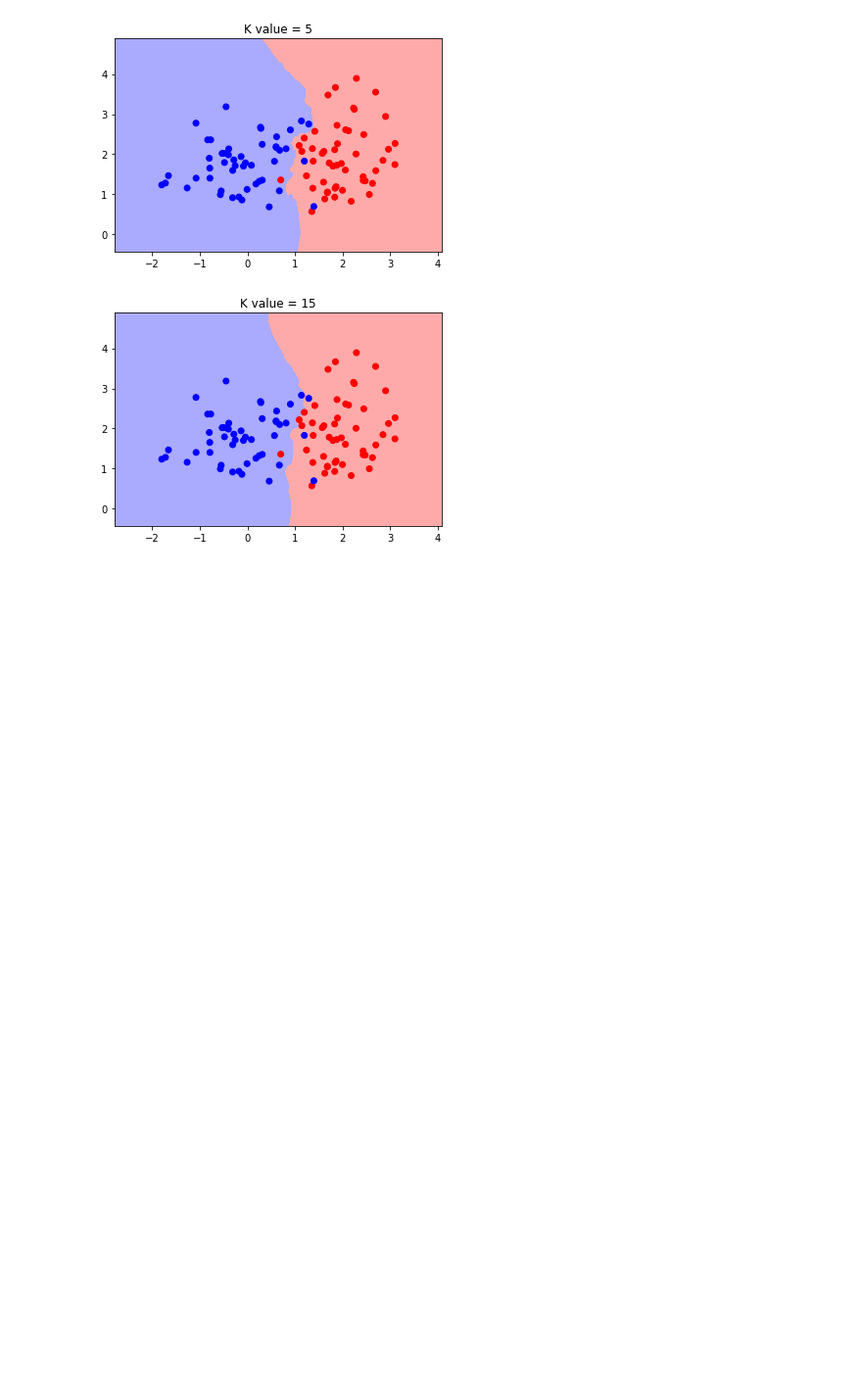
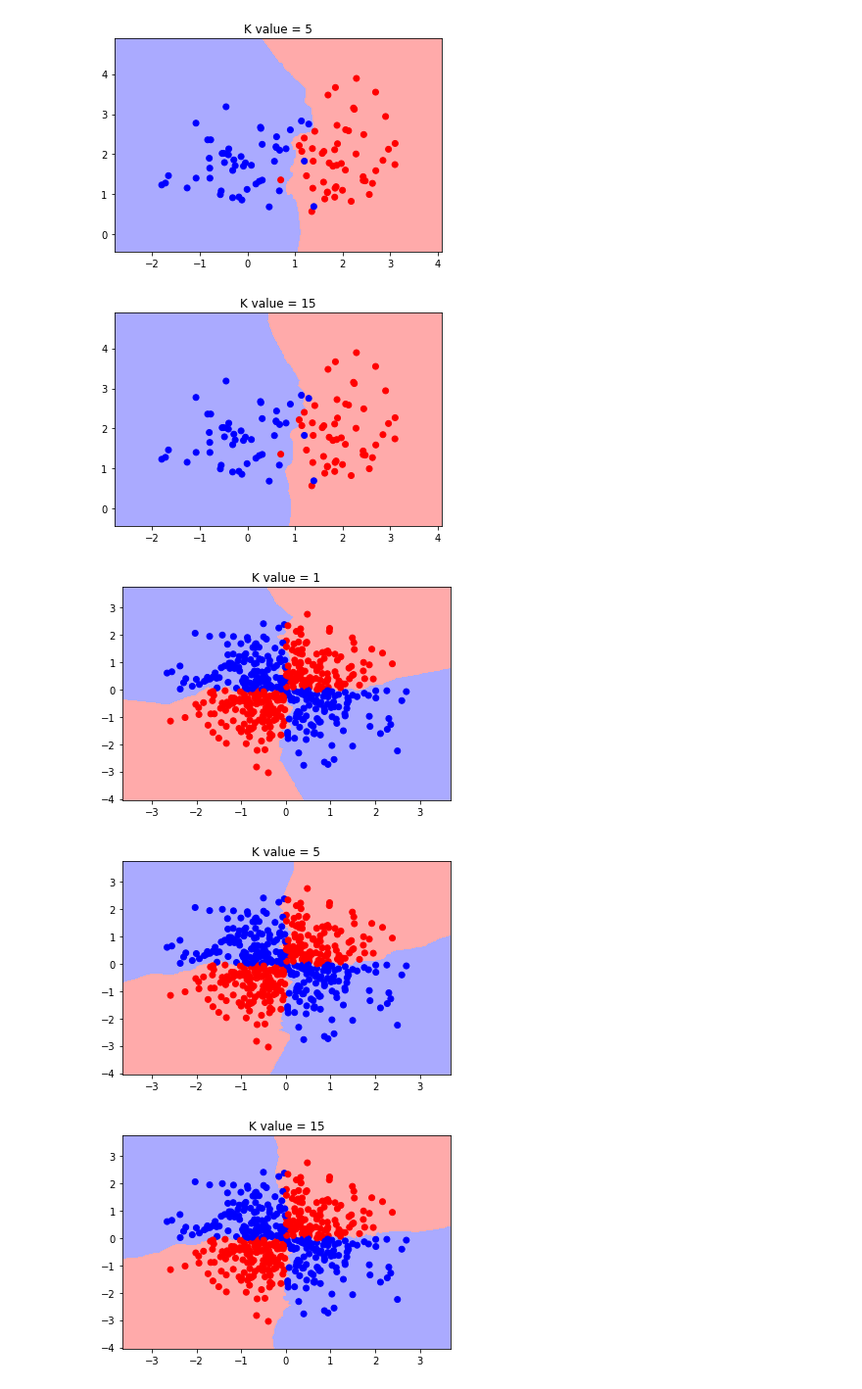
Before and after one commit to R-aryan/Machine_Learning_Crash_Course, a Jupyter notebook: 07-KNN/KNN_Case_Study.ipynb, the cells around one changed output. Shown at 98% size. Cells and saved outputs as stored; diff of their text form; code cells hidden in the pictures; blank space fills up the shorter version.

```diff
--- a/07-KNN/KNN_Case_Study.ipynb
+++ b/07-KNN/KNN_Case_Study.ipynb
@@ -128,0 +129,9 @@ knn_comparison(data)
+# %%
+data = np.genfromtxt('demo_data/7.xor.csv', delimiter=',')
+knn_comparison(data, 1)
+knn_comparison(data, 5)
+knn_comparison(data)
+# %% [output]
+[figure, added]
+[figure, added]
+[figure, added]
```
Also changed, not shown: parts of 3 cells of this notebook.
